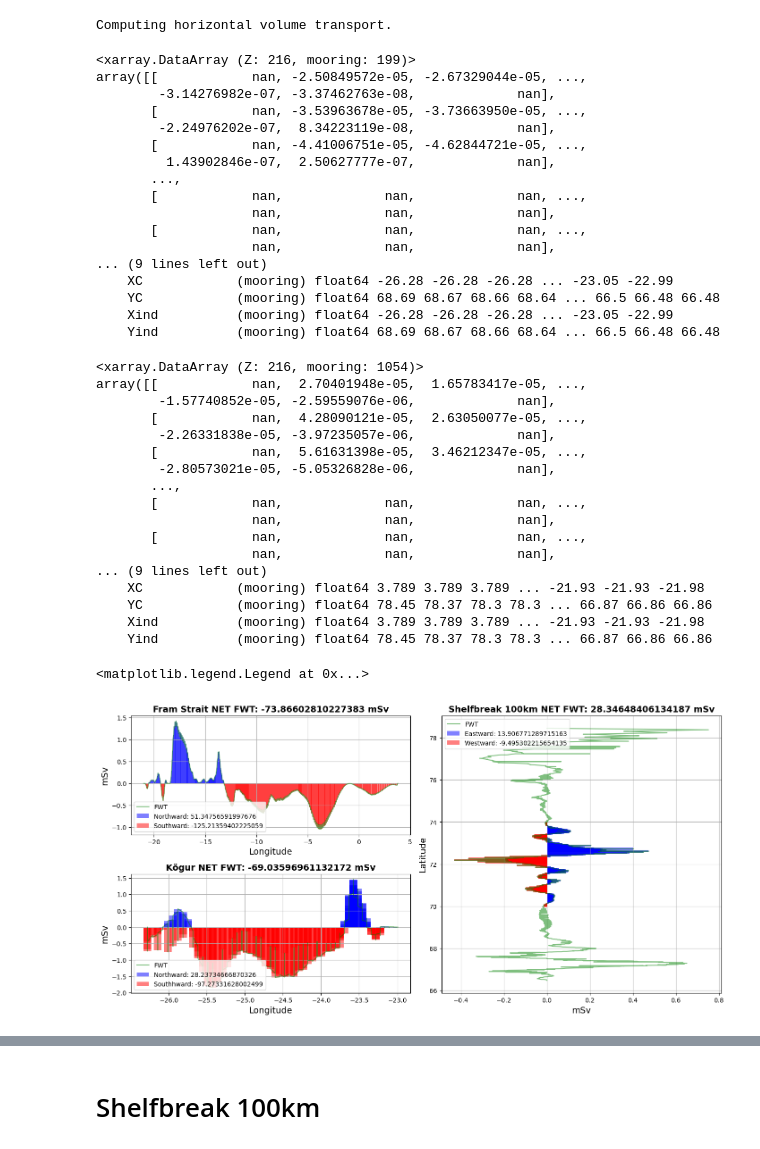
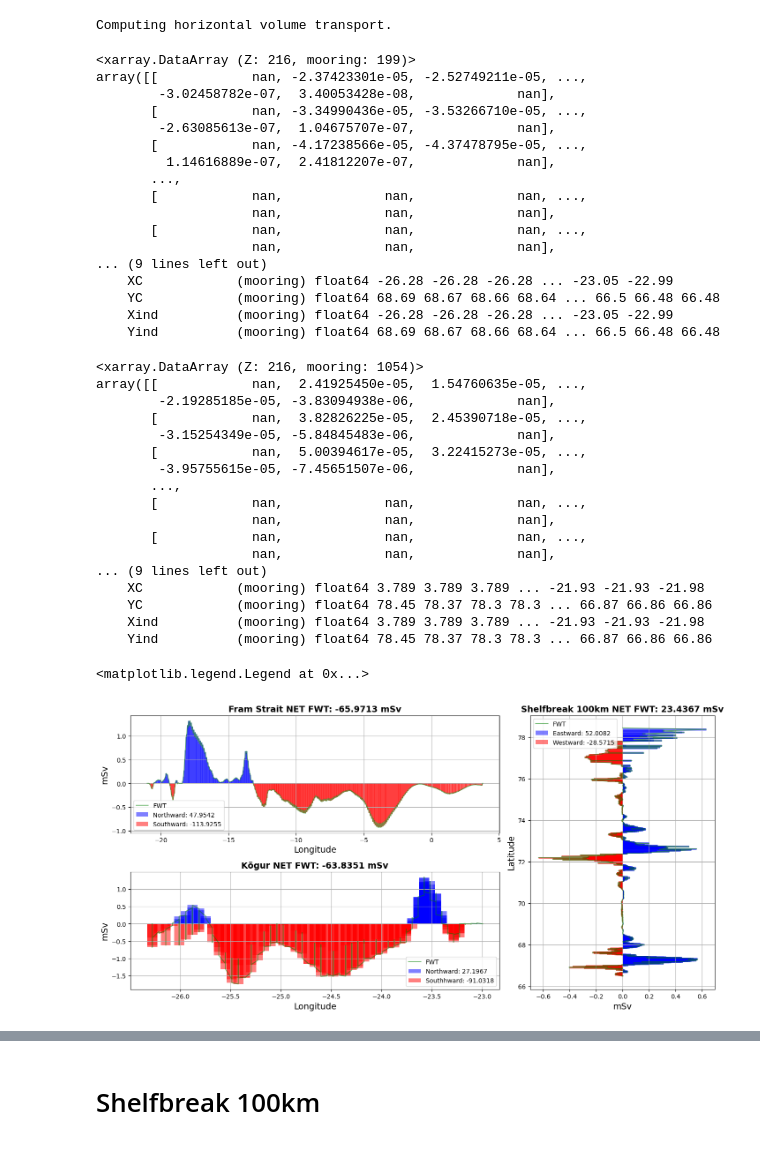
Before and after one commit to EirikKvamme/MScEirik, a Jupyter notebook: FreshWater/FW_budget_full.ipynb, the cells around one changed output, grey strips where cells are left out. Drawn from its saved outputs; the diff is of its cells as text; code cells hidden in the pictures.

```diff
--- a/FreshWater/FW_budget_full.ipynb
+++ b/FreshWater/FW_budget_full.ipynb
@@ -300,7 +300,7 @@ Text(0.5, 0.98, 'Tot. Amount: 10.281131886013211 mSv')
 [figure]
 # %%
 from FW import FWT
-ref_salinity = 34.9
+ref_salinity = 34.734637631708175
 # %%
 kogur_r = FWT(mooringDataset=mooring_kogur,ref_salinity=ref_salinity)
 # %% [output]
@@ -342,12 +342,12 @@ shelfExtendedKogur = shelfExtendedKogur_r.mean(dim='time').mean(dim='path').sel(
 display(kogur)
 # %% [output]
 <xarray.DataArray (Z: 216, mooring: 199)>
-array([[            nan, -2.50849572e-05, -2.67329044e-05, ...,
-        -3.14276982e-07, -3.37462763e-08,             nan],
-       [            nan, -3.53963678e-05, -3.73663950e-05, ...,
-        -2.24976202e-07,  8.34223119e-08,             nan],
-       [            nan, -4.41006751e-05, -4.62844721e-05, ...,
-         1.43902846e-07,  2.50627777e-07,             nan],
+array([[            nan, -2.37423301e-05, -2.52749211e-05, ...,
+        -3.02458782e-07,  3.40053428e-08,             nan],
+       [            nan, -3.34990436e-05, -3.53266710e-05, ...,
+        -2.63085613e-07,  1.04675707e-07,             nan],
+       [            nan, -4.17238566e-05, -4.37478795e-05, ...,
+         1.14616889e-07,  2.41812207e-07,             nan],
        ...,
        [            nan,             nan,             nan, ...,
                     nan,             nan,             nan],
@@ -371,8 +371,8 @@ north_h_p = north_.where(cond1)
 north_h_n = north_.where(cond2)
 
 shelfExtended_ = shelfExtended.sum(dim='Z')*1000
-cond1 = (shelfExtended_>0) & ((shelfExtended_.YC < 74) & (shelfExtended_.YC > 70))
-cond2 = (shelfExtended_<0) & ((shelfExtended_.YC < 74) & (shelfExtended_.YC > 70))
+cond1 = (shelfExtended_>0)# & ((shelfExtended_.YC < 74) & (shelfExtended_.YC > 70))
+cond2 = (shelfExtended_<0)# & ((shelfExtended_.YC < 74) & (shelfExtended_.YC > 70))
 shelfExtended_h_p = shelfExtended_.where(cond1)
 shelfExtended_h_n = shelfExtended_.where(cond2)
 
@@ -383,12 +383,12 @@ shelfExtendedKogur_h_n = shelfExtendedKogur_.where(shelfExtendedKogur_<0)
 display(shelfExtended)
 # %% [output]
 <xarray.DataArray (Z: 216, mooring: 1054)>
-array([[            nan,  2.70401948e-05,  1.65783417e-05, ...,
-        -1.57740852e-05, -2.59559076e-06,             nan],
-       [            nan,  4.28090121e-05,  2.63050077e-05, ...,
-        -2.26331838e-05, -3.97235057e-06,             nan],
-       [            nan,  5.61631398e-05,  3.46212347e-05, ...,
-        -2.80573021e-05, -5.05326828e-06,             nan],
+array([[            nan,  2.41925450e-05,  1.54760635e-05, ...,
+        -2.19285185e-05, -3.83094938e-06,             nan],
+       [            nan,  3.82826225e-05,  2.45390718e-05, ...,
+        -3.15254349e-05, -5.84845483e-06,             nan],
+       [            nan,  5.00394617e-05,  3.22415273e-05, ...,
+        -3.95755615e-05, -7.45651507e-06,             nan],
        ...,
        [            nan,             nan,             nan, ...,
                     nan,             nan,             nan],
@@ -402,42 +402,42 @@ array([[            nan,  2.70401948e-05,  1.65783417e-05, ...,
 # %%
 fig, axd = plt.subplot_mosaic([['ul','r'],
                                ['ll','r']],
                                gridspec_kw={'width_ratios': [1, 0.5]},
                                figsize=(14,7), layout='constrained')
 
 axd['ul'].plot(north.XC,north.sum(dim='Z')*1000,color='g',alpha=0.5,label='FWT')
-axd['ul'].set_title(f'Fram Strait NET FWT: {north_h_n.sum().values+north_h_p.sum().values} mSv',fontweight='bold',fontsize=14)
+axd['ul'].set_title(f'Fram Strait NET FWT: {np.round(north_h_n.sum().values+north_h_p.sum().values,4)} mSv',fontweight='bold',fontsize=14)
 axd['ul'].grid()
-axd['ul'].bar(north.XC, north_h_p, width=0.1, color='blue', alpha=0.5,label=f'Northward: {north_h_p.sum().values}')
-axd['ul'].bar(north.XC, north_h_n, width=0.1, color='red', alpha=0.5,label=f'Southward: {north_h_n.sum().values}')
+axd['ul'].bar(north.XC, north_h_p, width=0.1, color='blue', alpha=0.5,label=f'Northward: {np.round(north_h_p.sum().values,4)}')
+axd['ul'].bar(north.XC, north_h_n, width=0.1, color='red', alpha=0.5,label=f'Southward: {np.round(north_h_n.sum().values,4)}')
 axd['ul'].set_xlabel('Longitude',fontsize=14)
 axd['ul'].set_ylabel('mSv',fontsize=14)
 axd['ul'].legend()
 
 axd['ll'].plot(kogur.XC,kogur.sum(dim='Z')*1000,color='g',alpha=0.5,label='FWT')
-axd['ll'].set_title(f'Kögur NET FWT: {kogur.sum(dim="Z").sum(dim="mooring").values*1000} mSv',fontweight='bold',fontsize=14)
+axd['ll'].set_title(f'Kögur NET FWT: {np.round(kogur.sum(dim="Z").sum(dim="mooring").values*1000,4)} mSv',fontweight='bold',fontsize=14)
 axd['ll'].grid()
-axd['ll'].bar(kogur.XC, kogur_h_p, width=0.1, color='blue', alpha=0.5,label=f'Northward: {kogur_h_p.sum().values}')
-axd['ll'].bar(kogur.XC, kogur_h_n, width=0.1, color='red', alpha=0.5,label=f'Southhward: {kogur_h_n.sum().values}')
+axd['ll'].bar(kogur.XC, kogur_h_p, width=0.1, color='blue', alpha=0.5,label=f'Northward: {np.round(kogur_h_p.sum().values,4)}')
+axd['ll'].bar(kogur.XC, kogur_h_n, width=0.1, color='red', alpha=0.5,label=f'Southhward: {np.round(kogur_h_n.sum().values,4)}')
 axd['ll'].set_xlabel('Longitude',fontsize=14)
 axd['ll'].set_ylabel('mSv',fontsize=14)
 axd['ll'].legend()
 
 axd['r'].plot(shelfExtended.sum(dim='Z')*1000, shelfExtended.YC,color='g',alpha=0.5,label='FWT')
-axd['r'].set_title(f'Shelfbreak 100km NET FWT: {shelfExtended.sum(dim="Z").sum(dim="mooring").values*1000 + shelfExtendedKogur.sum(dim="Z").sum(dim="mooring").values*1000} mSv',fontweight='bold',fontsize=14)
-axd['r'].barh(shelfExtended.YC, shelfExtended_h_p, height=0.1, color='blue', alpha=0.5, label=f'Eastward: {shelfExtended_h_p.sum().values}')
-axd['r'].barh(shelfExtended.YC, shelfExtended_h_n, height=0.1, color='red', alpha=0.5, label=f'Westward: {shelfExtended_h_n.sum().values}')
+axd['r'].set_title(f'Shelfbreak 100km NET FWT: {np.round(shelfExtended.sum(dim="Z").sum(dim="mooring").values*1000 + shelfExtendedKogur.sum(dim="Z").sum(dim="mooring").values*1000,4)} mSv',fontweight='bold',fontsize=14)
+axd['r'].barh(shelfExtended.YC, shelfExtended_h_p, height=0.1, color='blue', alpha=0.5, label=f'Eastward: {np.round(shelfExtended_h_p.sum().values+shelfExtendedKogur_h_p.sum().values,4)}')
+axd['r'].barh(shelfExtended.YC, shelfExtended_h_n, height=0.1, color='red', alpha=0.5, label=f'Westward: {np.round(shelfExtended_h_n.sum().values+shelfExtendedKogur_h_n.sum().values,4)}')
 
 axd['r'].plot(shelfExtendedKogur.sum(dim='Z')*1000, shelfExtendedKogur.YC,color='g',alpha=0.5)
-# axd['r'].barh(shelfExtendedKogur.YC, shelfExtendedKogur_h_p, height=0.1, color='blue', alpha=0.5, label=f'Eastward: {shelfExtendedKogur_h_p.sum().values}')
-# axd['r'].barh(shelfExtendedKogur.YC, shelfExtendedKogur_h_n, height=0.1, color='red', alpha=0.5, label=f'Westward: {shelfExtendedKogur_h_n.sum().values}')
+axd['r'].barh(shelfExtendedKogur.YC, shelfExtendedKogur_h_p, height=0.1, color='blue', alpha=0.5)
+axd['r'].barh(shelfExtendedKogur.YC, shelfExtendedKogur_h_n, height=0.1, color='red', alpha=0.5)
 axd['r'].set_ylabel('Latitude',fontsize=14)
 axd['r'].set_xlabel('mSv',fontsize=14)
 axd['r'].grid()
 axd['r'].legend()
 # %% [output]
 <matplotlib.legend.Legend at 0x...>
-[figure, old version]
+[figure, new version]
 # %%
 fig, (ax1,ax2) = plt.subplots(2,1,figsize=(14,8),layout='constrained')
 mesh = ax1.pcolormesh(north.mooring,north.Z,north,cmap='seismic',vmin=-0.0001,vmax=0.0001)
```
Also changed, not shown: parts of 5 cells of this notebook, 1 other file.
